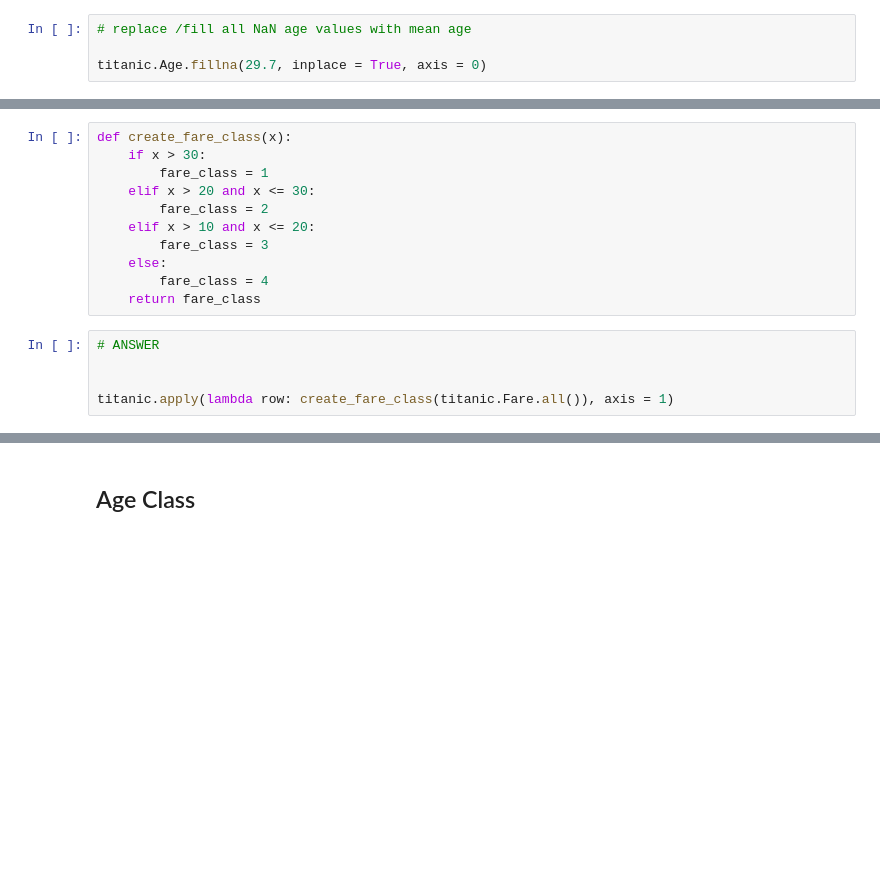
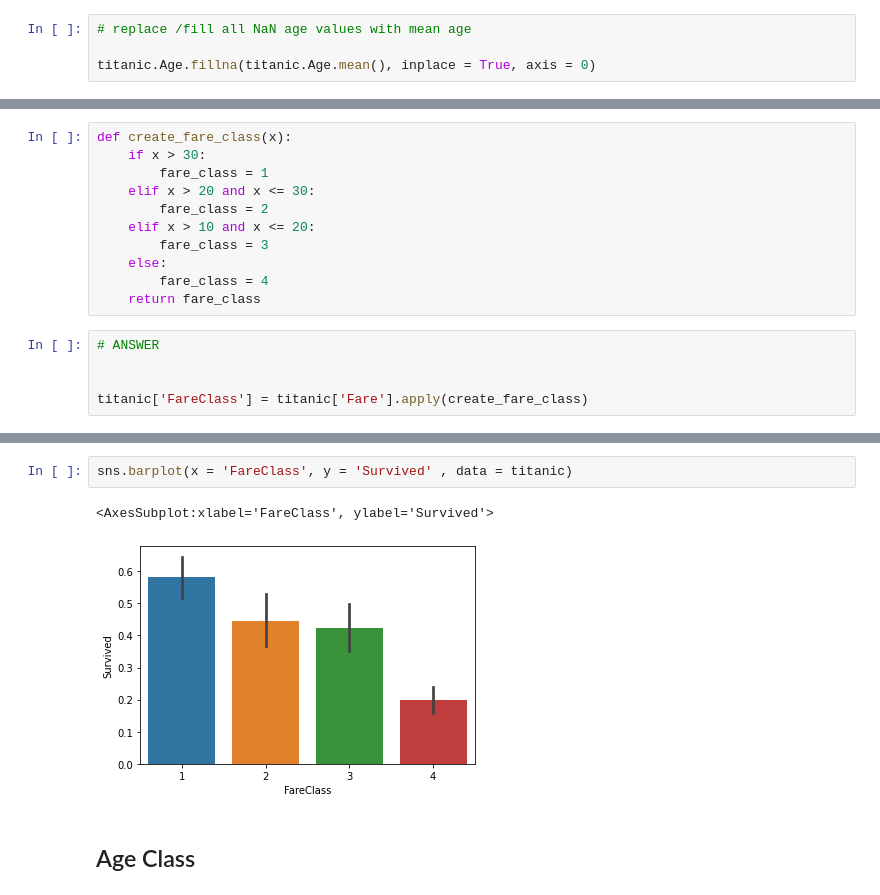
Before and after one commit to DavidMuwandi/Institue_of_data, a Jupyter notebook: Module 3/Lab_3/lab3_part2/IOD_Lab 3.2.1 _Titanic_EDA.ipynb, the cells around one changed output, grey strips where cells are left out. Drawn from its saved outputs; the diff is of its cells as text; blank space fills up the shorter version.

```diff
--- a/Module 3/Lab_3/lab3_part2/IOD_Lab 3.2.1 _Titanic_EDA.ipynb
+++ b/Module 3/Lab_3/lab3_part2/IOD_Lab 3.2.1 _Titanic_EDA.ipynb
@@ -170,7 +170,7 @@ titanic.Age.mean()
 # %%
 # replace /fill all NaN age values with mean age
 
-titanic.Age.fillna(29.7, inplace = True, axis = 0)
+titanic.Age.fillna(titanic.Age.mean(), inplace = True, axis = 0)
 # %%
 titanic.Age.isna().sum()
 # %% [output]
@@ -369,4 +381,4 @@ def create_fare_class(x):
 # ANSWER
 
 
-titanic.apply(lambda row: create_fare_class(titanic.Fare.all()), axis = 1)
+titanic['FareClass'] = titanic['Fare'].apply(create_fare_class)
@@ -386,3 +401,8 @@ Length: 891, dtype: int64
+# %%
+sns.barplot(x = 'FareClass', y = 'Survived' , data = titanic)
+# %% [output]
+<AxesSubplot:xlabel='FareClass', ylabel='Survived'>
+[figure, added]
 # %% [markdown]
 ## Age Class
 # %%
```
Also changed, not shown: parts of 7 cells of this notebook, 2 other files.
